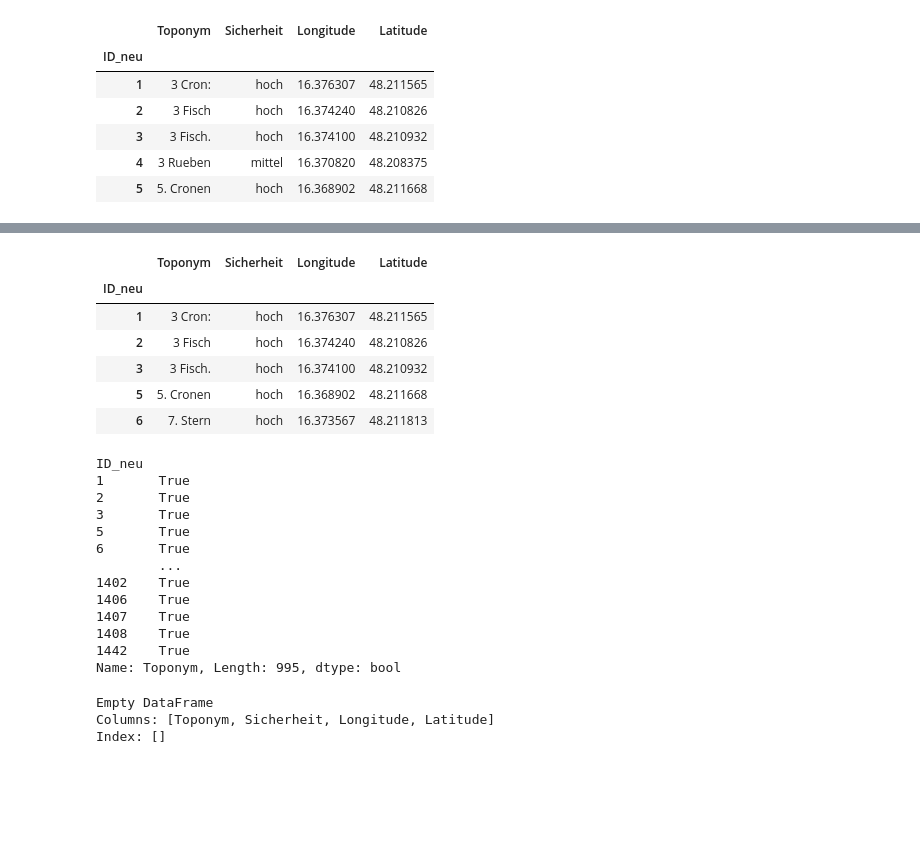
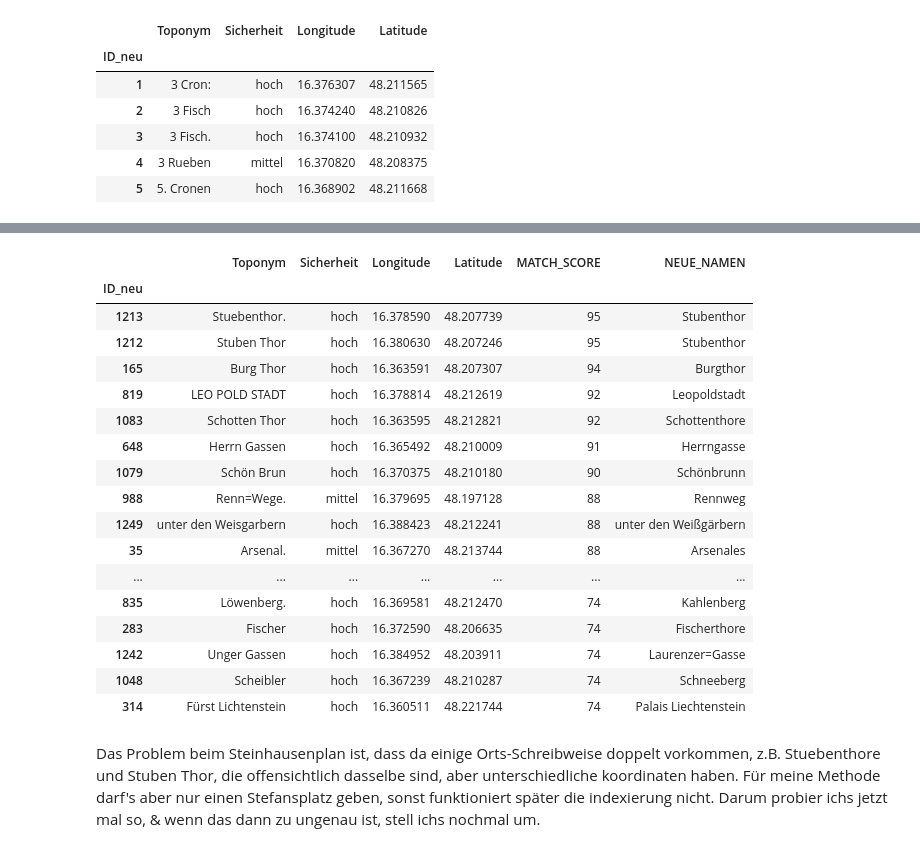
Before and after one commit to Sarah-lab-13/DataScienceProject, a Jupyter notebook: Wegbeschreibung_Sonntag.ipynb, the cells around one changed output, grey strips where cells are left out. Saved outputs shown, nothing was run; the diff lists cells and outputs as text; code cells hidden in the pictures; blank space fills up the shorter version.

Commit message:
Rebuilt the place_lists - now, more places were identitfied, but some are still missing

```diff
--- a/Wegbeschreibung_Sonntag.ipynb
+++ b/Wegbeschreibung_Sonntag.ipynb
@@ -264,5 +274,7 @@ Steinhausen_coordinates.head()
 | 3 | 3 Fisch. | hoch | 16.374100 | 48.210932 |
 | 4 | 3 Rueben | mittel | 16.370820 | 48.208375 |
 | 5 | 5. Cronen | hoch | 16.368902 | 48.211668 |
-# %%
-Steinhausen_coordinates = Steinhausen_coordinates[Steinhausen_coordinates['Sicherheit'].str.contains('hoch')]
+# %%
+Steinhausen_coordinates['MATCH_SCORE'] = Steinhausen_coordinates['Toponym'].apply(lambda x: process.extractOne(x, place_list, scorer=fuzz.ratio)[1])
+Steinhausen_coordinates['NEUE_NAMEN'] = Steinhausen_coordinates['Toponym'].apply(lambda x: process.extractOne(x, place_list, scorer=fuzz.ratio)[0])
+Steinhausen_coordinates = Steinhausen_coordinates.sort_values('MATCH_SCORE', ascending=False)
@@ -269,27 +299,21 @@ Steinhausen_coordinates = Steinhausen_coordinates[Steinhausen_coordinates['Siche
 # %%
-Steinhausen_coordinates.head()
+Steinhausen_coordinates.head(50)
 # %% [output]
-|  | Toponym | Sicherheit | Longitude | Latitude |
-| ID_neu |  |  |  |  |
-| 1 | 3 Cron: | hoch | 16.376307 | 48.211565 |
-| 2 | 3 Fisch | hoch | 16.374240 | 48.210826 |
-| 3 | 3 Fisch. | hoch | 16.374100 | 48.210932 |
-| 5 | 5. Cronen | hoch | 16.368902 | 48.211668 |
-| 6 | 7. Stern | hoch | 16.373567 | 48.211813 |
+|  | Toponym | Sicherheit | Longitude | Latitude | MATCH_SCORE | NEUE_NAMEN |
+| ID_neu |  |  |  |  |  |  |
+| 1213 | Stuebenthor. | hoch | 16.378590 | 48.207739 | 95 | Stubenthor |
+| 1212 | Stuben Thor | hoch | 16.380630 | 48.207246 | 95 | Stubenthor |
+| 165 | Burg Thor | hoch | 16.363591 | 48.207307 | 94 | Burgthor |
+| 819 | LEO POLD STADT | hoch | 16.378814 | 48.212619 | 92 | Leopoldstadt |
+| 1083 | Schotten Thor | hoch | 16.363595 | 48.212821 | 92 | Schottenthore |
+| 648 | Herrn Gassen | hoch | 16.365492 | 48.210009 | 91 | Herrngasse |
+| 1079 | Schön Brun | hoch | 16.370375 | 48.210180 | 90 | Schönbrunn |
+| 988 | Renn=Wege. | mittel | 16.379695 | 48.197128 | 88 | Rennweg |
+| 1249 | unter den Weisgarbern | hoch | 16.388423 | 48.212241 | 88 | unter den Weißgärbern |
+| 35 | Arsenal. | mittel | 16.367270 | 48.213744 | 88 | Arsenales |
+| ... | ... | ... | ... | ... | ... | ... |
+| 835 | Löwenberg. | hoch | 16.369581 | 48.212470 | 74 | Kahlenberg |
+| 283 | Fischer | hoch | 16.372590 | 48.206635 | 74 | Fischerthore |
+| 1242 | Unger Gassen | hoch | 16.384952 | 48.203911 | 74 | Laurenzer=Gasse |
+| 1048 | Scheibler | hoch | 16.367239 | 48.210287 | 74 | Schneeberg |
+| 314 | Fürst Lichtenstein | hoch | 16.360511 | 48.221744 | 74 | Palais Liechtenstein |
-# %%
-mask2 = Steinhausen_coordinates['Toponym'].apply(lambda x: process.extractOne(x, place_list, scorer=fuzz.ratio)[0])
-print(mask2)
-# %% [output]
-ID_neu
-1       True
-2       True
-3       True
-5       True
-6       True
-        ...
-1402    True
-1406    True
-1407    True
-1408    True
-1442    True
-Name: Toponym, Length: 995, dtype: bool
@@ -298,6 +319,0 @@ place_coord_SH = Steinhausen_coordinates[mask2]
-# %%
-print(place_coord_SH)
-# %% [output]
-Empty DataFrame
-Columns: [Toponym, Sicherheit, Longitude, Latitude]
-Index: []
@@ -303,0 +322,3 @@ Index: []
+# %% [markdown]
+Das Problem beim Steinhausenplan ist, dass da einige Orts-Schreibweise doppelt vorkommen, z.B. Stuebenthore und Stuben Thor, die offensichtlich dasselbe sind, aber unterschiedliche koordinaten haben. Für meine Methode darf's aber nur einen Stefansplatz geben, sonst funktioniert später die indexierung nicht.
+Darum probier ichs jetzt mal so, & wenn das dann zu ungenau ist, stell ichs nochmal um.
```
Also changed, not shown: parts of 25 cells of this notebook, 2 other files.
